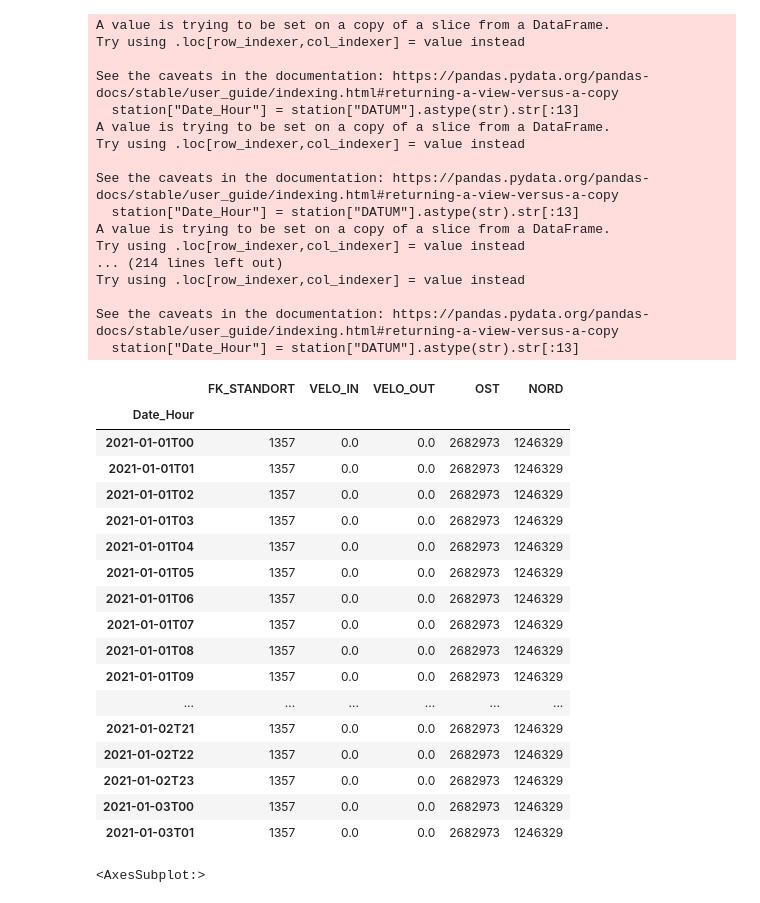
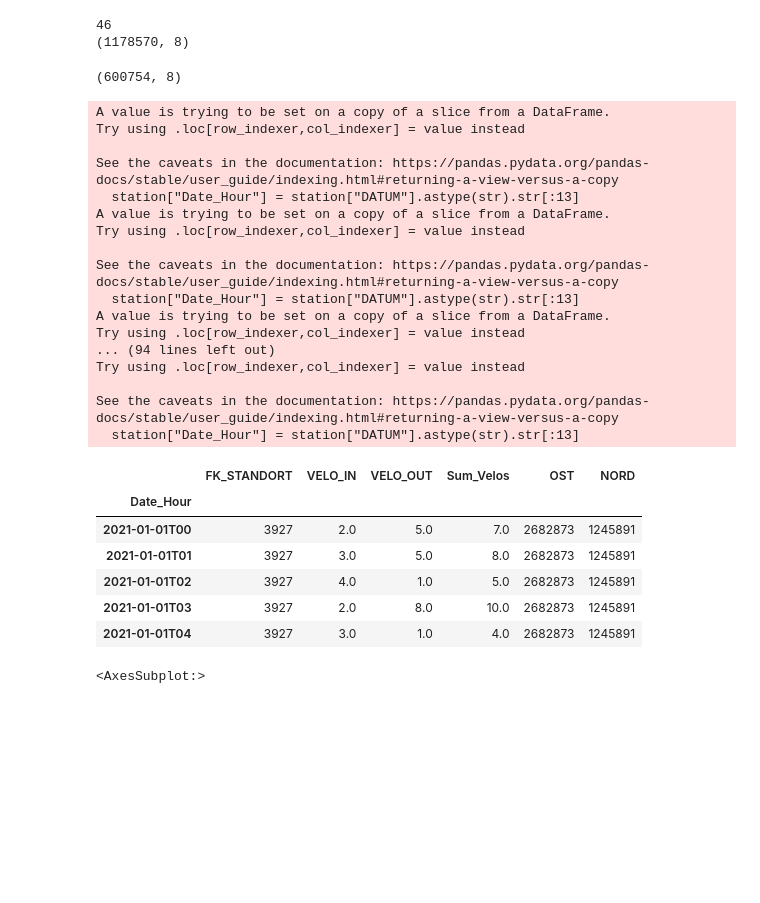
Before and after one commit to thereallinusrg/Velo-Zueri-Unfaelle, a Jupyter notebook: maurus-notebook.ipynb, the cells around one changed output. Cells and saved outputs as stored; diff of their text form; code cells hidden in the pictures; blank space fills up the shorter version.

```diff
--- a/maurus-notebook.ipynb
+++ b/maurus-notebook.ipynb
@@ -15,5 +15,7 @@ VerkehrsZaehlung = pd.read_csv("https://raw.githubusercontent.com/thereallinusrg
 
 #VeloWege = gpd.read_file(r'data/Velo_wege.gpkg')
 #Unfaelle = gpd.read_file(r'data/RoadTrafficAccidentLocations.gpkg')
+VerkehrsZaehlung = VerkehrsZaehlung.drop(["FUSS_OUT", "FUSS_IN"], axis = 1)
+VerkehrsZaehlung['Sum_Velos'] = VerkehrsZaehlung['VELO_IN'] + VerkehrsZaehlung['VELO_OUT']
 VerkehrsZaehlung.head()
 # %% [output]
@@ -26,3 +39,20 @@ VerkehrsZaehlung.head()
+# %%
+# Filter out Stations that did not count any bicycles
+
+list_stations = VerkehrsZaehlung.FK_STANDORT.unique()
+print(VerkehrsZaehlung.shape)
+
+for station in list_stations:
+    sum_Zaehlstation = VerkehrsZaehlung.loc[VerkehrsZaehlung["FK_STANDORT"] == station, ["Sum_Velos"]].sum()
+    if sum_Zaehlstation[0] == 0:
+        VerkehrsZaehlung = VerkehrsZaehlung.drop(VerkehrsZaehlung[VerkehrsZaehlung["FK_STANDORT"] == station].index)
+        #VerkehrsZaehlung.drop(index=station, columns='FK_STANDORT')
+
+VerkehrsZaehlung.shape
+# %% [output]
+46
+(1178570, 8)
+(600754, 8)
 # %%
 def resample(df):
   list_stations = df.FK_STANDORT.unique()
@@ -30,54 +60,43 @@ def resample(df):
   for standort in list_stations:
     station = df.loc[df["FK_STANDORT"] == standort]
     station["Date_Hour"] = station["DATUM"].astype(str).str[:13]
     #station = station.set_index(pd.to_datetime(station['DATE_HOUR']))
-    grouped = station.groupby("Date_Hour").agg({"FK_STANDORT": min, "VELO_IN": sum, "VELO_OUT": sum, "OST": min, "NORD": min})
+    grouped = station.groupby("Date_Hour").agg({"FK_STANDORT": min, "VELO_IN": sum, "VELO_OUT": sum, "Sum_Velos": sum, "OST": min, "NORD": min})
 
     #merged = pd.merge(new, station, on = "DATUM")
     dataframes.append(grouped)
 
   combined = pd.concat(dataframes)
 
   return combined
 
 Zaehlung_hourly = resample(VerkehrsZaehlung)
-Zaehlung_hourly.head(50)
+Zaehlung_hourly.head()
 # %% [output]
 A value is trying to be set on a copy of a slice from a DataFrame.
 Try using .loc[row_indexer,col_indexer] = value instead
 
 See the caveats in the documentation: https://pandas.pydata.org/pandas-docs/stable/user_guide/indexing.html#returning-a-view-versus-a-copy
   station["Date_Hour"] = station["DATUM"].astype(str).str[:13]
 A value is trying to be set on a copy of a slice from a DataFrame.
 Try using .loc[row_indexer,col_indexer] = value instead
 
 See the caveats in the documentation: https://pandas.pydata.org/pandas-docs/stable/user_guide/indexing.html#returning-a-view-versus-a-copy
   station["Date_Hour"] = station["DATUM"].astype(str).str[:13]
 A value is trying to be set on a copy of a slice from a DataFrame.
 Try using .loc[row_indexer,col_indexer] = value instead
-... (214 lines left out)
+... (94 lines left out)
 Try using .loc[row_indexer,col_indexer] = value instead
 
 See the caveats in the documentation: https://pandas.pydata.org/pandas-docs/stable/user_guide/indexing.html#returning-a-view-versus-a-copy
   station["Date_Hour"] = station["DATUM"].astype(str).str[:13]
-|  | FK_STANDORT | VELO_IN | VELO_OUT | OST | NORD |
-| Date_Hour |  |  |  |  |  |
-| 2021-01-01T00 | 1357 | 0.0 | 0.0 | 2682973 | 1246329 |
-| 2021-01-01T01 | 1357 | 0.0 | 0.0 | 2682973 | 1246329 |
-| 2021-01-01T02 | 1357 | 0.0 | 0.0 | 2682973 | 1246329 |
-| 2021-01-01T03 | 1357 | 0.0 | 0.0 | 2682973 | 1246329 |
-| 2021-01-01T04 | 1357 | 0.0 | 0.0 | 2682973 | 1246329 |
-| 2021-01-01T05 | 1357 | 0.0 | 0.0 | 2682973 | 1246329 |
-| 2021-01-01T06 | 1357 | 0.0 | 0.0 | 2682973 | 1246329 |
-| 2021-01-01T07 | 1357 | 0.0 | 0.0 | 2682973 | 1246329 |
-| 2021-01-01T08 | 1357 | 0.0 | 0.0 | 2682973 | 1246329 |
-| 2021-01-01T09 | 1357 | 0.0 | 0.0 | 2682973 | 1246329 |
-| ... | ... | ... | ... | ... | ... |
-| 2021-01-02T21 | 1357 | 0.0 | 0.0 | 2682973 | 1246329 |
-| 2021-01-02T22 | 1357 | 0.0 | 0.0 | 2682973 | 1246329 |
-| 2021-01-02T23 | 1357 | 0.0 | 0.0 | 2682973 | 1246329 |
-| 2021-01-03T00 | 1357 | 0.0 | 0.0 | 2682973 | 1246329 |
-| 2021-01-03T01 | 1357 | 0.0 | 0.0 | 2682973 | 1246329 |
+|  | FK_STANDORT | VELO_IN | VELO_OUT | Sum_Velos | OST | NORD |
+| Date_Hour |  |  |  |  |  |  |
+| 2021-01-01T00 | 3927 | 2.0 | 5.0 | 7.0 | 2682873 | 1245891 |
+| 2021-01-01T01 | 3927 | 3.0 | 5.0 | 8.0 | 2682873 | 1245891 |
+| 2021-01-01T02 | 3927 | 4.0 | 1.0 | 5.0 | 2682873 | 1245891 |
+| 2021-01-01T03 | 3927 | 2.0 | 8.0 | 10.0 | 2682873 | 1245891 |
+| 2021-01-01T04 | 3927 | 3.0 | 1.0 | 4.0 | 2682873 | 1245891 |
 # %%
 # Turn it into a GeoDataFrame with point geometries
 Zaehlungen = gpd.GeoDataFrame(
```
Also changed, not shown: parts of 14 cells of this notebook.
